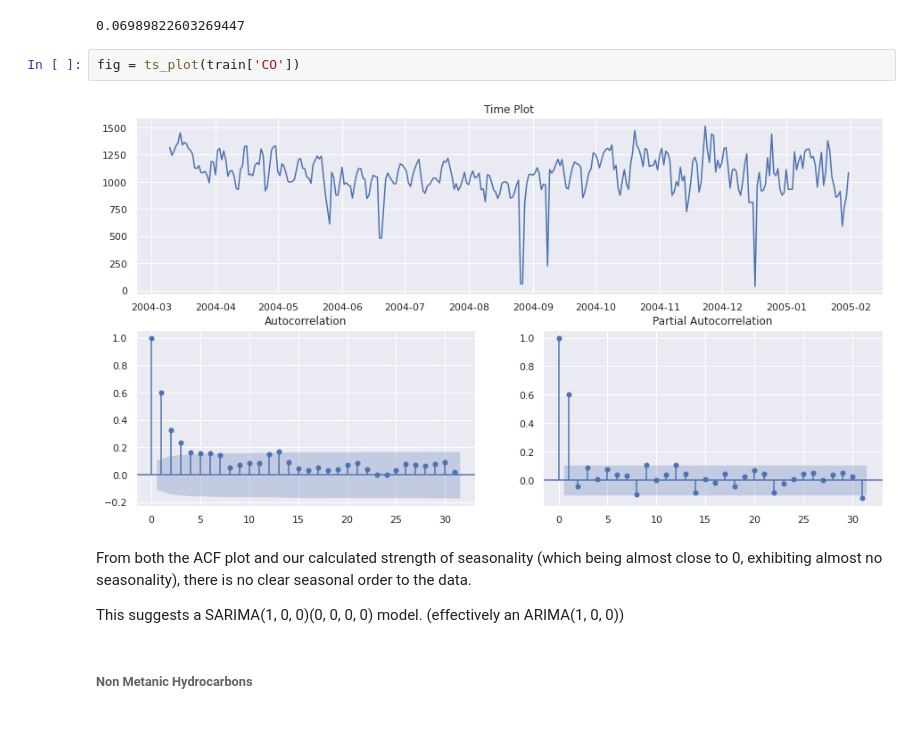
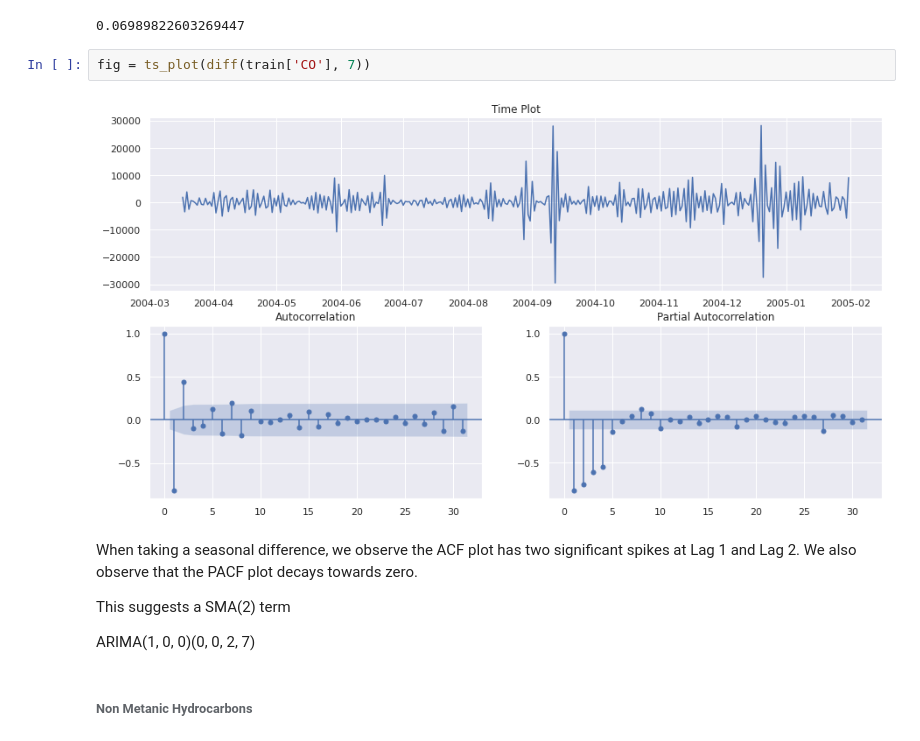
Before and after one commit to Tien-Cheng/AI-and-Machine-Learning--ST1511-, a Jupyter notebook: Assignment 2/time series analysis/time-series-v2.ipynb, the cells around one changed output. Saved outputs shown, nothing was run; the diff lists cells and outputs as text.

```diff
--- a/Assignment 2/time series analysis/time-series-v2.ipynb
+++ b/Assignment 2/time series analysis/time-series-v2.ipynb
@@ -1245,13 +1368,15 @@ decompose_df['Seasonal Strength']['CO']
 # %% [output]
 0.06989822603269447
 # %%
-fig = ts_plot(train['CO'])
+fig = ts_plot(diff(train['CO'], 7))
 # %% [output]
-[figure, old version]
+[figure, new version]
-# %% [markdown]
-From both the ACF plot and our calculated strength of seasonality (which being almost close to 0, exhibiting almost no seasonality), there is no clear seasonal order to the data.
-
-This suggests a SARIMA(1, 0, 0)(0, 0, 0, 0) model. (effectively an ARIMA(1, 0, 0))
+# %% [markdown]
+When taking a seasonal difference, we observe the ACF plot has two significant spikes at Lag 1 and Lag 2. We also observe that the PACF plot decays towards zero.
+
+This suggests a SMA(2) term
+
+ARIMA(1, 0, 0)(0, 0, 2, 7)
 # %% [markdown]
 ###### Non Metanic Hydrocarbons
 # %%
```
Also changed, not shown: parts of 40 cells of this notebook, 7 other files.
